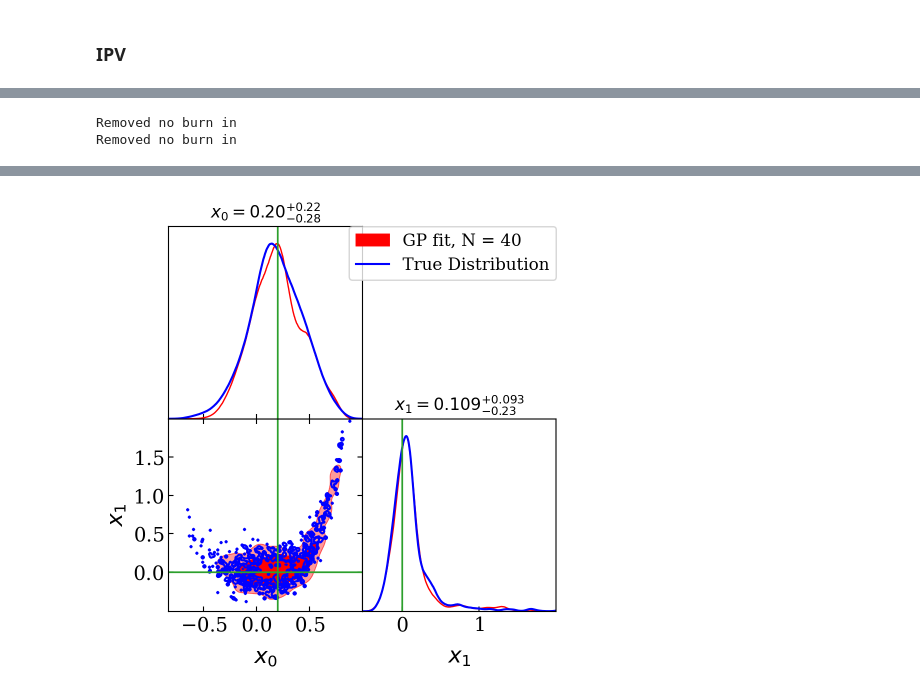
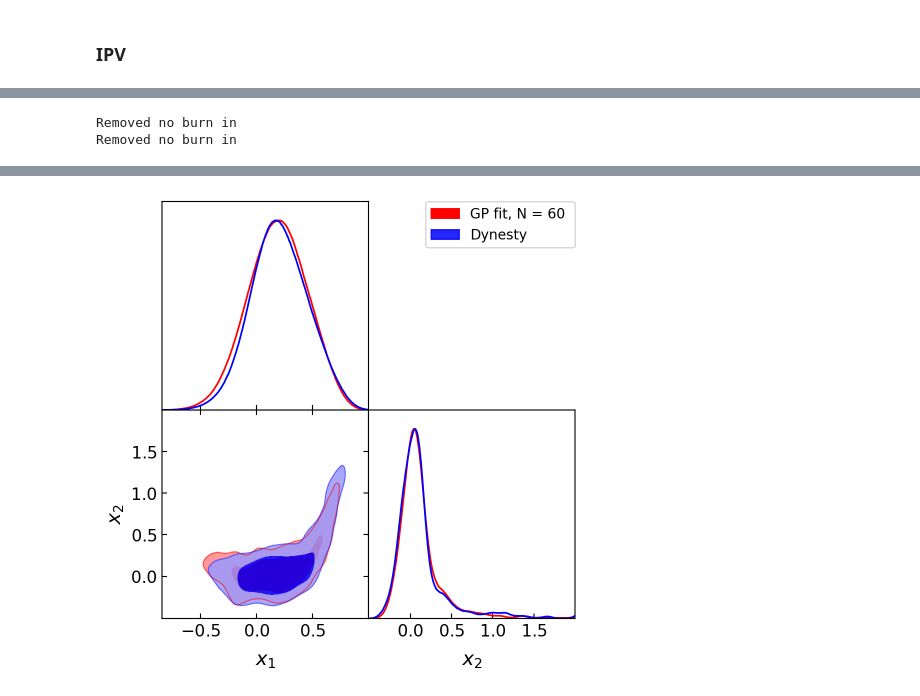
Before and after one commit to Ameek94/BOBE, a Jupyter notebook: examples/Banana_2D.ipynb, the cells around one changed output, grey strips where cells are left out. Saved outputs shown, nothing was run; the diff lists cells and outputs as text; code cells hidden in the pictures.

```diff
--- a/examples/Banana_2D.ipynb
+++ b/examples/Banana_2D.ipynb
@@ -99,5 +95,5 @@ MCMC elapsed time: 2.75s
 # %%
-nsteps = 32 # 32
+nsteps = 16 # 32
 mc_points_size = 16
 start = time.time()
 for i in range(nsteps):
@@ -125,6 +121,5 @@ for i in range(nsteps):
     gp.fit(rng_key,warmup_steps=256,num_samples=256,thinning=16,verbose=False) # change rng key?
     print(f"----------------------Step {i+1} complete----------------------\n")
 
-
 print(f"BO took {time.time() - start:.2f} s ")
 # %% [output]
@@ -320,6 +246,9 @@ WARNING:root:fine_bins_2D not large enough for optimal density: x_0, x_1
 # %% [markdown]
 ### IPV
 # %%
+ninit = 16
+ndim = 2
+
 train_x_unit = qmc.Sobol(ndim, scramble=True).random(ninit)
 
 train_x = input_unstandardize(train_x_unit)
@@ -330,7 +259,7 @@ def loglike(X):
 train_y = loglike(train_x)
 print("Testing lightweight implementation")
 
-gp = saas_fbgp(train_x_unit,train_y,noise=1e-4)
+gp = saas_fbgp(train_x_unit,train_y,noise=1e-6)
 seed = 0
 rng_key, _ = random.split(random.PRNGKey(seed), 2)
 gp.fit(rng_key,warmup_steps=512,num_samples=512,thinning=16,verbose=True)
@@ -350,5 +278,5 @@ MCMC elapsed time: 1.67s
 # %%
-nsteps = 32 # 32
+nsteps = 44 # 32
 mc_points_size = 16
 start = time.time()
 for i in range(nsteps):
@@ -361,7 +289,7 @@ for i in range(nsteps):
     # print(ndim)
     x0 =  np.random.uniform(0,1,ndim)
     # print(x0.shape)
-    results = optim_scipy_bh(acq_func,x0=x0,stepsize=1/5,
+    results = optim_scipy_bh(acq_func,x0=x0,stepsize=1/4,
                                       niter=15,minimizer_kwargs={'jac': grad_fn, 'bounds': ndim*[(0,1)] })
     # next_val = results.fun
     print(f"Next point at x = {results.x} with acquisition function value = {results.fun}")
@@ -372,7 +300,7 @@ for i in range(nsteps):
     train_x = jnp.concatenate([train_x,next_x])
     train_y = jnp.concatenate([train_y,next_y])
     train_x_unit = input_standardize(train_x)
-    gp = saas_fbgp(train_x_unit,train_y,noise=1e-4)
+    gp = saas_fbgp(train_x_unit,train_y,noise=1e-6)
     gp.fit(rng_key,warmup_steps=256,num_samples=256,thinning=16,verbose=False) # change rng key?
     print(f"----------------------Step {i+1} complete----------------------\n")
 
@@ -492,5 +384,5 @@ ax.legend(fontsize=12)
 # %%
-samples_unit, logz_dict = nested_sampling_jaxns(gp,ndim=ndim,dlogz=0.01,num_samples_equal=1000,difficult_model=True)
+samples_unit, logz_dict = nested_sampling_jaxns(gp,ndim=ndim,dlogz=0.01,num_samples_equal=900,difficult_model=True)
 print(f"LogZ "+"".join(f"{key}: {value:.4f}, " for key, value in logz_dict.items()))
 samples = input_unstandardize(samples_unit)
 # %% [output]
@@ -544,25 +392,29 @@ LogZ logz_mean: -3.0650, dlogz: 0.1648,
 # %%
 # test_samples = np.random.multivariate_normal(mean=f_mean,cov=cov,size=int(1e5))
-labels = [r"x_{0}".format(i) for i in range(ndim)]
-names = [r"x_{0}".format(i) for i in range(ndim)]
+labels = [r"x_{0}".format(i+1) for i in range(ndim)]
+names = [r"x_{0}".format(i+1) for i in range(ndim)]
 ranges =  param_bounds.T
 f_mean = np.array([0.2,0.])
 jns_samples = MCSamples(samples=samples_jns['x'][::4],names=names, labels = labels,ranges=ranges) # a comparison run
-gp_samples = MCSamples(samples=samples[::2],names=names, labels = labels,ranges=ranges)
+gp_samples = MCSamples(samples=samples[::3],names=names, labels = labels,ranges=ranges)
 g = plots.get_subplot_plotter(subplot_size=2.5,subplot_size_ratio=1)
 # g.settings.num_plot_contours = 2
-g.settings.axes_labelsize = 18
-g.settings.axes_fontsize = 16
-g.settings.legend_fontsize = 14
-g.settings.title_limit_fontsize = 14
-g.triangle_plot([gp_samples,jns_samples], names,filled=[True,False],contour_colors=['red','blue'],
-                                legend_labels=[f'GP fit, N = {gp.train_y.shape[0]} ','True Distribution'],
-                                contour_lws=[1,1.5],markers = dict(zip(names,f_mean)),
-                                marker_args={'lw': 1.25, 'ls': '-', 'color': 'C2'},title_limit=1 ) # type: ignore
+# g.settings.axes_labelsize = 18
+# g.settings.axes_fontsize = 16
+# g.settings.legend_fontsize = 14
+# g.settings.title_limit_fontsize = 14
+g.settings.axes_labelsize = 16
+g.settings.axes_fontsize = 14
+g.settings.legend_fontsize = 12
+g.triangle_plot([gp_samples,jns_samples], names,filled=[True,True],contour_colors=['red','blue'],
+                                legend_labels=[f'GP fit, N = {gp.train_y.shape[0]} ','Dynesty'],
+                                contour_lws=[1.25,1.25], #markers = dict(zip(names,f_mean)),
+                                marker_args={'lw': 1.25, 'ls': '-', 'color': 'C2'}) #,title_limit=1 ) # type: ignore
 
-for i in range(ndim):
-    ax = g.subplots[i,i]
-    ax.axvline(f_mean[i], color='C2', ls='-',lw=1.25)
+# for i in range(ndim):
+#     ax = g.subplots[i,i]
+#     ax.axvline(f_mean[i], color='C2', ls='-',lw=1.25)
+plt.savefig('banana.pdf',bbox_inches='tight')
 # %% [output]
 Removed no burn in
 Removed no burn in
@@ -570 +421 @@ WARNING:root:fine_bins_2D not large enough for optimal density: x_0, x_1
-[figure, old version]
+[figure, new version]
```
Also changed, not shown: parts of 15 cells of this notebook, 10 other files.
